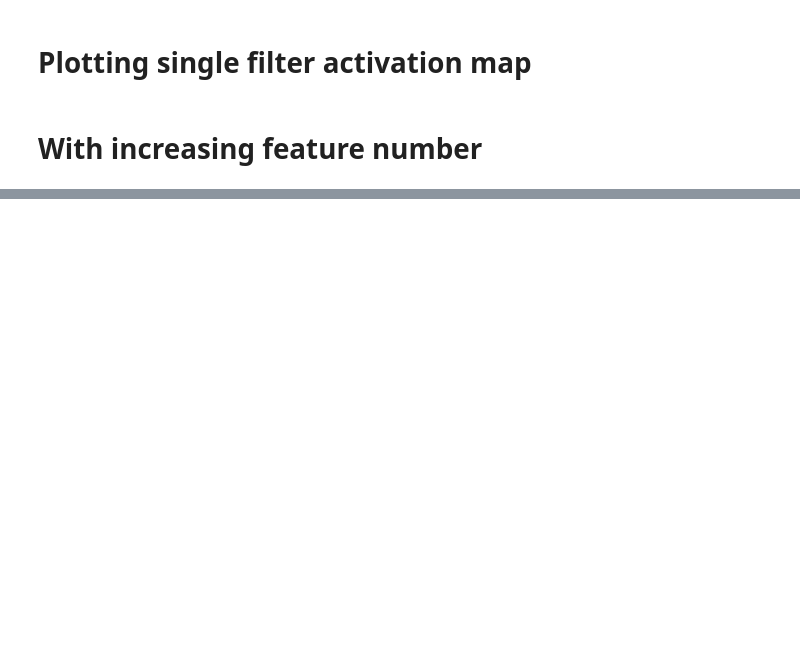
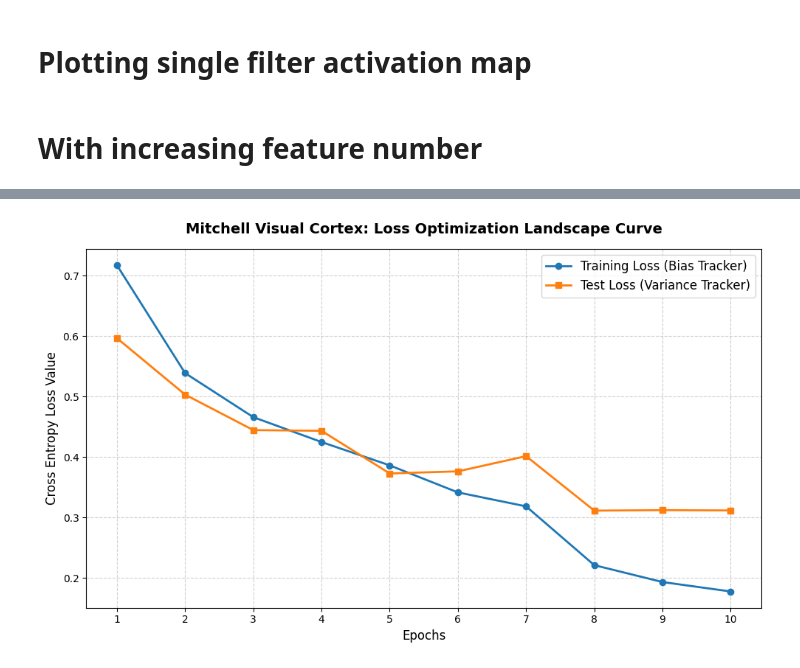
Before and after one commit to bhushan1729/Pytorch-Tutorial, a Jupyter notebook: dog_or_cat.ipynb, the cells around one changed output, grey strips where cells are left out. Drawn from its saved outputs; the diff is of its cells as text; code cells hidden in the pictures; blank space fills up the shorter version.

```diff
--- a/dog_or_cat.ipynb
+++ b/dog_or_cat.ipynb
@@ -619,0 +626,4 @@ plt.show()
+# %%
+from datasets import load_dataset
+
+dataset = load_dataset("Bingsu/Cat_and_Dog")
@@ -619,0 +658,6 @@ plt.show()
+# %%
+from torch.utils.data import DataLoader
+
+# 4. Instantiate the trucks passing the dynamically transformed wrappers
+train_loader = DataLoader(transformed_train_set, batch_size=32, shuffle=True)
+test_loader = DataLoader(transformed_test_set, batch_size=32, shuffle=False) # Good practice: don't shuffle testing evaluation metrics
@@ -619,0 +737,15 @@ plt.show()
+# %%
+import torch
+import torch.optim as optim
+
+device = torch.device("cuda" if torch.cuda.is_available() else "cpu")
+print(f'using {device}')
+
+model = MitchellVisualCortex().to(device)
+
+criterion = nn.CrossEntropyLoss()
+
+optimizer = optim.Adam(model.parameters(), lr=0.001)
+
+# Instantiating a scheduler that monitors metrics and cuts learning rate by half (factor=0.5)
+scheduler = optim.lr_scheduler.ReduceLROnPlateau(optimizer, mode='min', patience=1, factor=0.1)
@@ -619,0 +863,20 @@ plt.show()
+# %%
+plt.figure(figsize=(10, 6))
+
+# Plot both optimization lines
+plt.plot(range(1, 11), train_losses, label='Training Loss (Bias Tracker)', color='#1f77b4', marker='o', linewidth=2)
+plt.plot(range(1, 11), test_losses, label='Test Loss (Variance Tracker)', color='#ff7f0e', marker='s', linewidth=2)
+
+# Chart layout styling
+plt.title("Mitchell Visual Cortex: Loss Optimization Landscape Curve", fontsize=14, fontweight='bold', pad=15)
+plt.xlabel("Epochs", fontsize=12)
+plt.ylabel("Cross Entropy Loss Value", fontsize=12)
+plt.xticks(range(1, 11))
+plt.grid(True, linestyle='--', alpha=0.6)
+plt.legend(fontsize=12, loc='upper right')
+
+# Tight margins formatting
+plt.tight_layout()
+plt.show()
+# %% [output]
+[figure, added]
```
Also changed, not shown: parts of 12 cells of this notebook.
